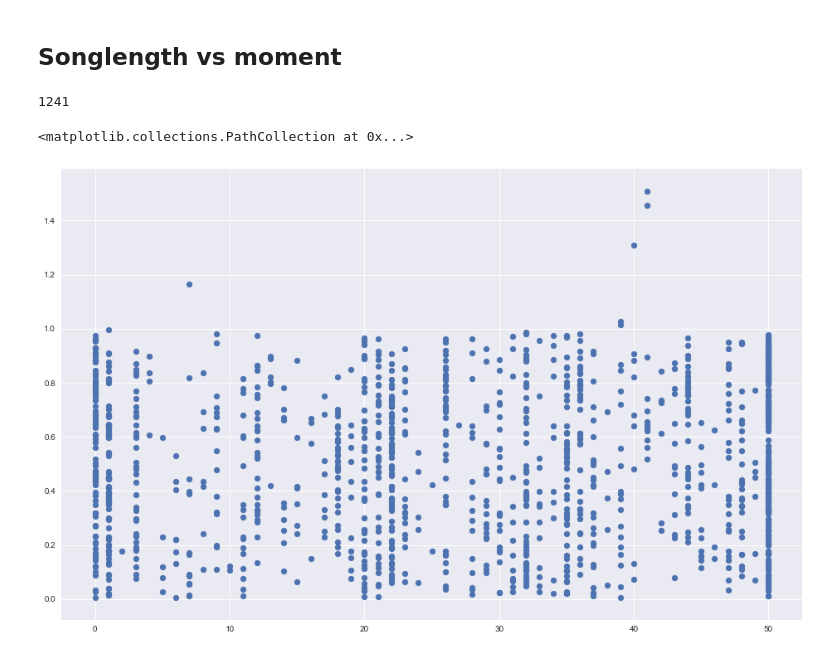
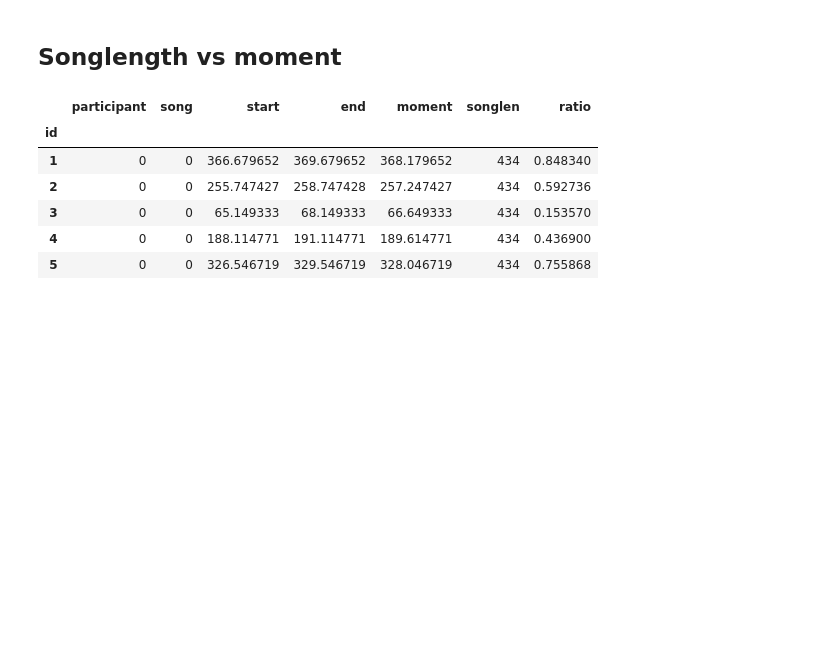
Before and after one commit to shockmonger/chill, a Jupyter notebook: resampling.ipynb, the cells around one changed output. Saved outputs shown, nothing was run; the diff lists cells and outputs as text; code cells hidden in the pictures; blank space fills up the shorter version.

```diff
--- a/resampling.ipynb
+++ b/resampling.ipynb
@@ -173,14 +166,13 @@ for i in range(len(chills)):
 chills['ratio'] = ratio
 # %%
 chills.to_csv('chills.csv',encoding='utf-8')
-# %%
-chills = chills - chills[chills['ratio']>1]
-len(chills)
-# %% [output]
-1241
-# %%
-fig,ax = plt.subplots(figsize = (16,10))
-plt.scatter(chills['participant'], chills['ratio'])
-# %% [output]
-<matplotlib.collections.PathCollection at 0x...>
-[figure, removed]
+# %%
+chills.head()
+# %% [output]
+|  | participant | song | start | end | moment | songlen | ratio |
+| id |  |  |  |  |  |  |  |
+| 1 | 0 | 0 | 366.679652 | 369.679652 | 368.179652 | 434 | 0.848340 |
+| 2 | 0 | 0 | 255.747427 | 258.747428 | 257.247427 | 434 | 0.592736 |
+| 3 | 0 | 0 | 65.149333 | 68.149333 | 66.649333 | 434 | 0.153570 |
+| 4 | 0 | 0 | 188.114771 | 191.114771 | 189.614771 | 434 | 0.436900 |
+| 5 | 0 | 0 | 326.546719 | 329.546719 | 328.046719 | 434 | 0.755868 |
```
Also changed, not shown: parts of 8 cells of this notebook, 5 other files.
